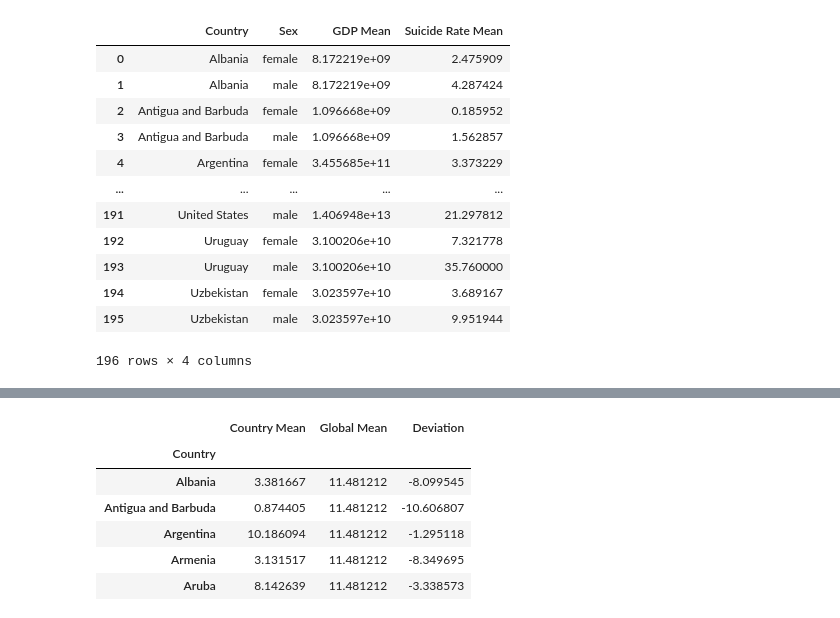
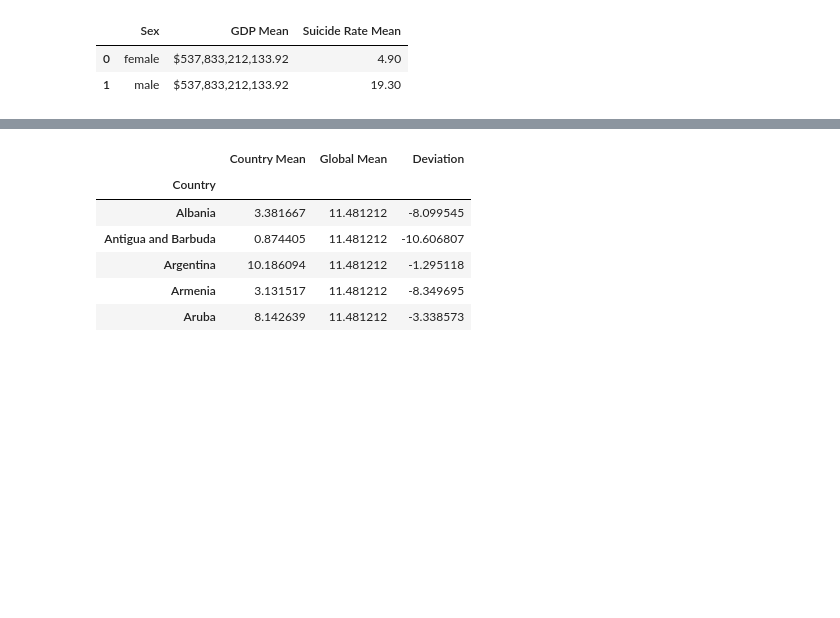
Before and after one commit to elysesulkey/Suicide-in-the-Americas-Data-Analysis, a Jupyter notebook: april12ESmatplot.ipynb, the cells around one changed output, grey strips where cells are left out. Saved outputs shown, nothing was run; the diff lists cells and outputs as text; code cells hidden in the pictures; blank space fills up the shorter version.

```diff
--- a/april12ESmatplot.ipynb
+++ b/april12ESmatplot.ipynb
@@ -23,7 +25,7 @@ renamed_df = rough_df.rename(columns={"country":"Country", "year":"Year", "sex":
 
 # filter for years 2000-2016
 after_start_date = renamed_df["Year"] >= 2000
-before_end_date = renamed_df["Year"] <= 2016
+before_end_date = renamed_df["Year"] <= 2015
 between_two_dates = after_start_date & before_end_date
 filtered_date = renamed_df.loc[between_two_dates]
 
@@ -32,10 +34,12 @@ filtered_date_df = pd.DataFrame(filtered_date)
 # Convert data type for GDP calculations
 filtered_date_df["GDP(Year)"] = filtered_date_df["GDP(Year)"].str.replace(',','').astype(int)
 
-# display sample
-#filtered_date_df.head()
+# Filter down countries
+target_countries= filtered_date_df.loc[(filtered_date_df['Country']== "United States")|  (filtered_date_df["Country"]== "Canada") | (filtered_date_df["Country"]== "Mexico") | (filtered_date_df["Country"]== "Antigua and Barbuda")|(filtered_date_df["Country"]== "Argentina")|(filtered_date_df["Country"]== "Bahamas")| (filtered_date_df["Country"]== "Barbados")|(filtered_date_df["Country"]== "Belize")|(filtered_date_df["Country"]== "Brazil")| (filtered_date_df["Country"]== "Chile")|(filtered_date_df["Country"]== "Colombia")|(filtered_date_df["Country"]== "Costa Rica")|(filtered_date_df["Country"]== "Cuba")| (filtered_date_df["Country"]== "Ecuador")|  (filtered_date_df["Country"]== "El Salvador")| (filtered_date_df["Country"]== "Grenada")| (filtered_date_df["Country"]== "Guatemala")| (filtered_date_df["Country"]== "Jamaica")|(filtered_date_df["Country"]== "Nicaragua")| (filtered_date_df["Country"]== "Panama")| (filtered_date_df["Country"]== "Paraguay")| (filtered_date_df["Country"]== "Puerto Rico")| (filtered_date_df["Country"]== "Saint Lucia")| (filtered_date_df["Country"]== "Saint Vincent and Grenadines")| (filtered_date_df["Country"]== "Suriname")| (filtered_date_df["Country"]== "Trinidad and Tobago")| (filtered_date_df["Country"] == "Uruguay"), :]
 
-na_df = filtered_date_df.loc[filtered_date_df["Country"] == "United States"]
-na_df
+target_countries_df= pd.DataFrame(target_countries)
+
+# Display table
+target_countries_df.head()
 # %% [output]
 |  | Country | Year | Sex | Age Range | Suicides/100k pop | GDP(Year) |
@@ -202,29 +184,22 @@ plt.show()
 # %%
 # Group by Country, Year, Sex / find averages
-sex_gdp = filtered_date_df.groupby(["Country", "Sex"])["GDP(Year)"].mean()
-sex_suicide = filtered_date_df.groupby(["Country", "Sex"])['Suicides/100k pop'].mean()
+sex_gdp = filtered_date_df.groupby(["Sex"])["GDP(Year)"].mean()
+sex_suicide = filtered_date_df.groupby(["Sex"])['Suicides/100k pop'].mean()
 
 # Creat summary table
 sex_summary_df = pd.DataFrame({"GDP Mean": sex_gdp, "Suicide Rate Mean": sex_suicide})
+
+sex_summary_df["GDP Mean"] = sex_summary_df["GDP Mean"].map("${:,.2f}".format)
+sex_summary_df["Suicide Rate Mean"] = sex_summary_df["Suicide Rate Mean"].map("{:,.2f}".format)
 
 sex_summary_reset_df = sex_summary_df.reset_index()
 
 # Display table
 sex_summary_reset_df
 # %% [output]
-|  | Country | Sex | GDP Mean | Suicide Rate Mean |
-| 0 | Albania | female | 8.172219e+09 | 2.475909 |
-| 1 | Albania | male | 8.172219e+09 | 4.287424 |
-| 2 | Antigua and Barbuda | female | 1.096668e+09 | 0.185952 |
-| 3 | Antigua and Barbuda | male | 1.096668e+09 | 1.562857 |
-| 4 | Argentina | female | 3.455685e+11 | 3.373229 |
-| ... | ... | ... | ... | ... |
-| 191 | United States | male | 1.406948e+13 | 21.297812 |
-| 192 | Uruguay | female | 3.100206e+10 | 7.321778 |
-| 193 | Uruguay | male | 3.100206e+10 | 35.760000 |
-| 194 | Uzbekistan | female | 3.023597e+10 | 3.689167 |
-| 195 | Uzbekistan | male | 3.023597e+10 | 9.951944 |
+|  | Sex | GDP Mean | Suicide Rate Mean |
+| 0 | female | $537,833,212,133.92 | 4.90 |
+| 1 | male | $537,833,212,133.92 | 19.30 |
-196 rows × 4 columns
 # %%
 sex_summary_reset_df["Country"] = pd.Categorical(sex_summary_reset_df["Country"])
 
```
Also changed, not shown: parts of 9 cells of this notebook.
